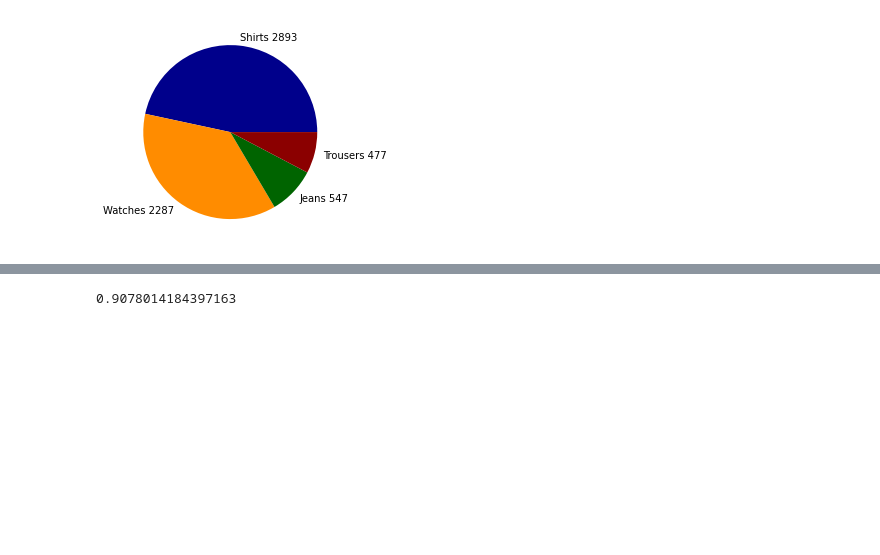
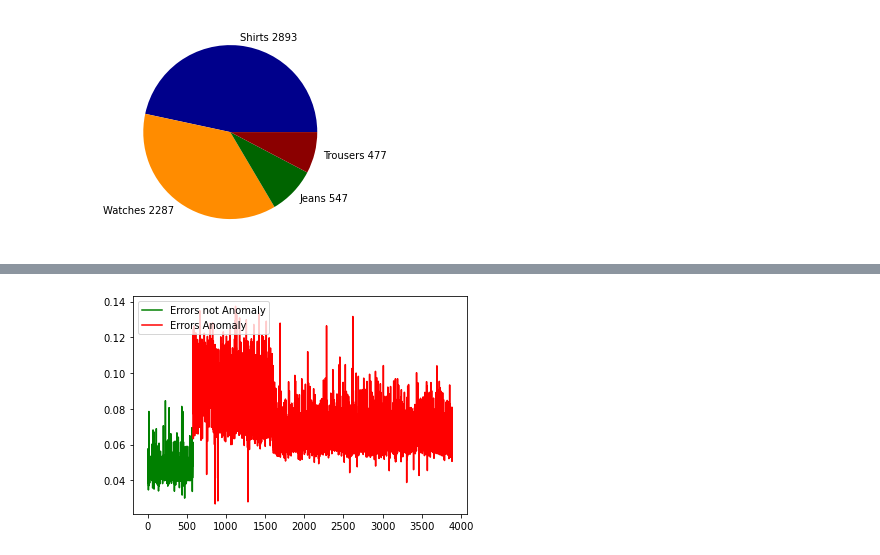
Before and after one commit to Elmaravilla7/ProjML, a Jupyter notebook: Untitled.ipynb, the cells around one changed output, grey strips where cells are left out. Drawn from its saved outputs; the diff is of its cells as text; code cells hidden in the pictures; blank space fills up the shorter version.

```diff
--- a/Untitled.ipynb
+++ b/Untitled.ipynb
@@ -481,21 +366,27 @@ plotFig(values,predictions)
-# %%
-def loadDsAnomaly(path):
-    x,y,r,c=loadD(path)
-    columns = [str(i) for i in range(r*c)]
-    ds=pd.DataFrame(x,columns=columns)
-    ds['class']=y
-    unique, counts = np.unique(y, return_counts=True)
-    mostFrequentClass=unique[0]
-    ds["class"]=ds["class"].replace(mostFrequentClass,1)
-    ds["class"]=ds["class"].replace(unique[1:],0)
-    y = ds["class"]
-    ds.drop("class",axis=1,inplace=True)
-    x=ds.values
-    x_train, x_test, y_train, y_test = train_test_split(x,y,test_size=0.2)
-    return x,y,x_train, x_test, y_train, y_test
-
-x,y,x_train, x_test, y_train, y_test=loadDsAnomaly(PATH)
-detector=loadM("anomaly")
-accuracy_score(y, predictLabels(detector,x,0.0001))
-# %% [output]
-0.9078014184397163
+# %%
+correctData_y1=correctData['class']
+correctData_X1=correctData.drop("class",axis=1).values
+correctData_X1_train,correctData_X1_test,correctData_y1_train,correctData_y1_test=train_test_split(correctData_X1,correctData_y1,test_size=0.2,shuffle=True)
+
+anomalyData_y1=anomalyData['class']
+anomalyData_X1=anomalyData.drop("class",axis=1).values
+anomalyData_X1_train,anomalyData_X1_test,anomalyData_y1_train,anomalyData_y1_test=train_test_split(anomalyData_X1,anomalyData_y1,test_size=0.2,shuffle=True)
+
+predicted_correct1=model.predict(correctData_X1_test)
+predicted_anomaly1=model.predict(anomalyData_X1)
+
+correct_error1=mse(predicted_correct1,correctData_X1_test)
+anomaly_error1=mse(predicted_anomaly1,anomalyData_X1)
+
+
+values1=np.concatenate((correctData_X1_test,anomalyData_X1))
+labels1=np.concatenate((correctData_y1_test,anomalyData_y1))
+
+predictions1=model.predict(values1)
+# %%
+plt.plot(correct_error1,color="green",label='Errors not Anomaly')
+plt.plot(np.arange(len(correct_error1),len(correct_error1)+len(anomaly_error1)),anomaly_error1,color="red",label='Errors Anomaly')
+plt.legend(loc="upper left")
+plt.show()
+# %% [output]
+[figure, added]
```
Also changed, not shown: parts of 13 cells of this notebook.
